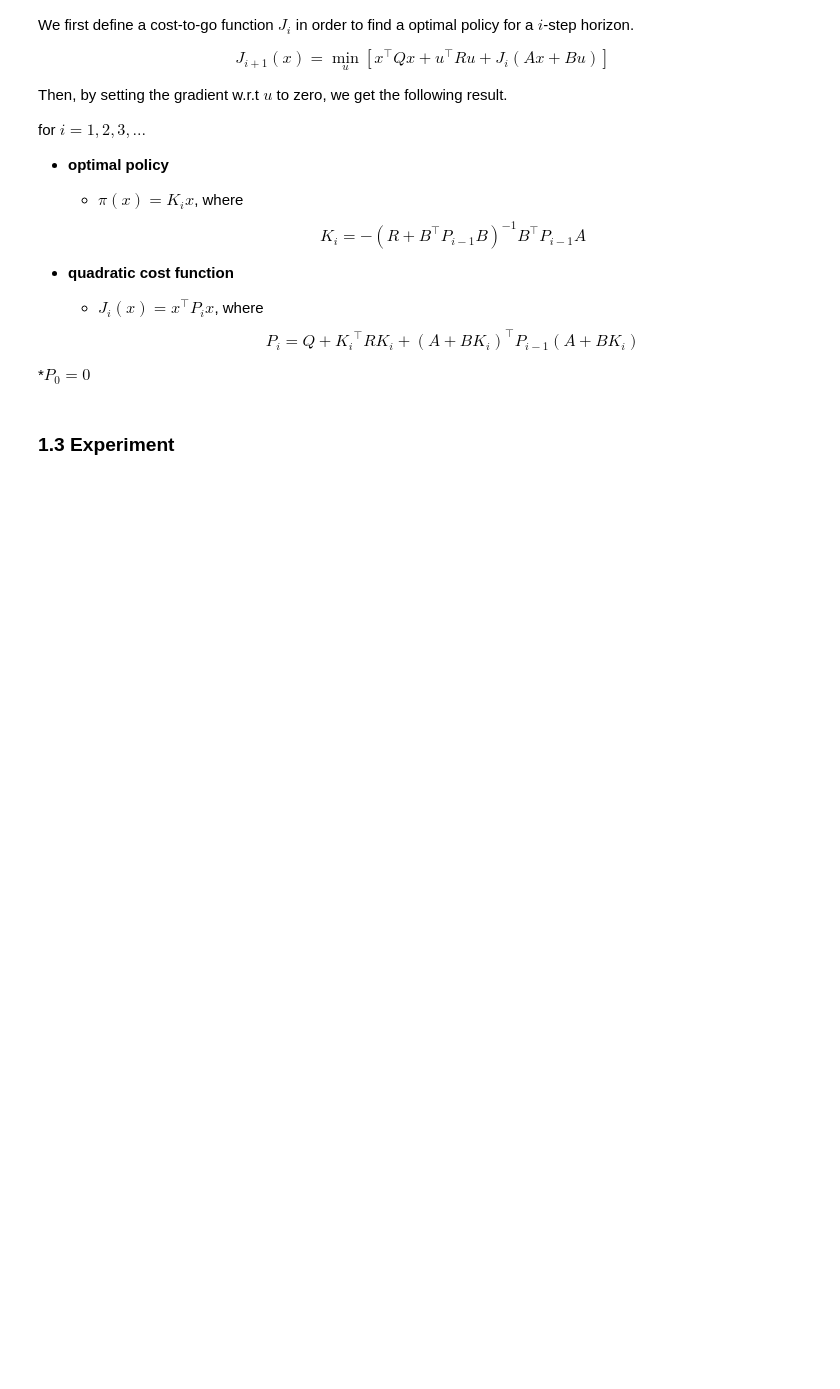
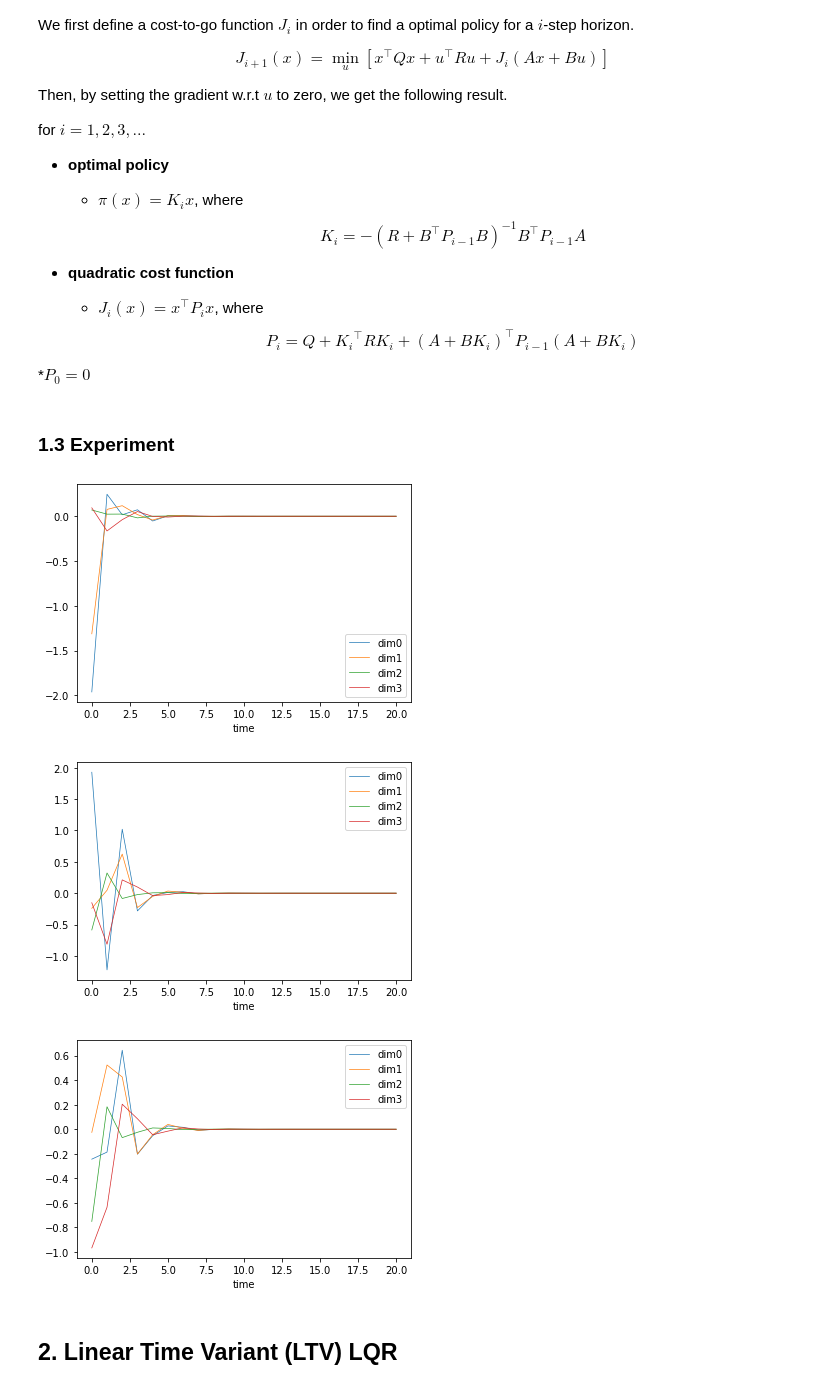
Before and after one commit to mj-hwang/control-miscellneous, a Jupyter notebook: LQR/LQR_iLQR.ipynb, the cells around one changed output. Saved outputs shown, nothing was run; the diff lists cells and outputs as text; code cells hidden in the pictures; blank space fills up the shorter version.

```diff
--- a/LQR/LQR_iLQR.ipynb
+++ b/LQR/LQR_iLQR.ipynb
@@ -58,7 +63,7 @@ for $i=1,2,3,...$
 **$P_0 = 0$*
 # %%
 def lqr_infinite(A, B, Q, R, s_dim=4, a_dim=3, threshold=1e-4):
-    P, K_current = np.eye(s_dim), np.zeros((s_dim, a_dim))
+    P, K_current = np.eye(s_dim), np.zeros((a_dim, s_dim))
     while True:
         K_new = -np.linalg.inv(R + B.T @ P @ B) @ B.T @ P @ A
         if np.linalg.norm(K_new - K_current) <= threshold:
@@ -69,3 +74,41 @@ def lqr_infinite(A, B, Q, R, s_dim=4, a_dim=3, threshold=1e-4):
     return K_new, P
 # %% [markdown]
 ### 1.3 Experiment
+# %%
+Q, R = np.eye(s_dim), np.eye(a_dim) # better to do with psd & pd **
+K_inf, P_inf = lqr_infinite(A, B, Q, R)
+# %%
+def simulate(A, B, K_inf, n_starting_states, T, noise=None):
+    for s in np.arange(n_starting_states):
+        x, u = np.zeros((K_inf.shape[1], T+1)), np.zeros((K_inf.shape[0], T+1))
+        x[:,0] = starting_states[:,s]
+        for t in np.arange(T):
+            u[:,t] = K_inf @ x[:, t]
+            x[:,t+1] = A @ x[:,t] + B @ u[:,t]
+            if noise is not None:
+                x[:,t+1] += noise[:,t]
+        plt.plot(x.T, linewidth=.7)
+        plt.xlabel('time')
+        plt.legend(["dim"+str(i) for i in range(len(x))])
+        plt.show()
+
+
+starting_states = np.array([[-1.9613, 1.9277, -0.2442],
+                            [-1.3127, -0.2406, -0.0260],
+                            [0.0698, -0.5860, -0.7522],
+                            [0.0935, -0.1524, -0.9680]])
+
+n_starting_states = starting_states.shape[1]
+T = 20 # simulating for 20 steps
+simulate(A, B, K_inf, n_starting_states, T)
+
+
+
+# write cost or l2 norm of x
+# write unit (discrete)
+# %% [output]
+[figure, added]
+[figure, added]
+[figure, added]
+# %% [markdown]
+## 2. Linear Time Variant (LTV) LQR
```
Also changed, not shown: parts of 10 cells of this notebook.
